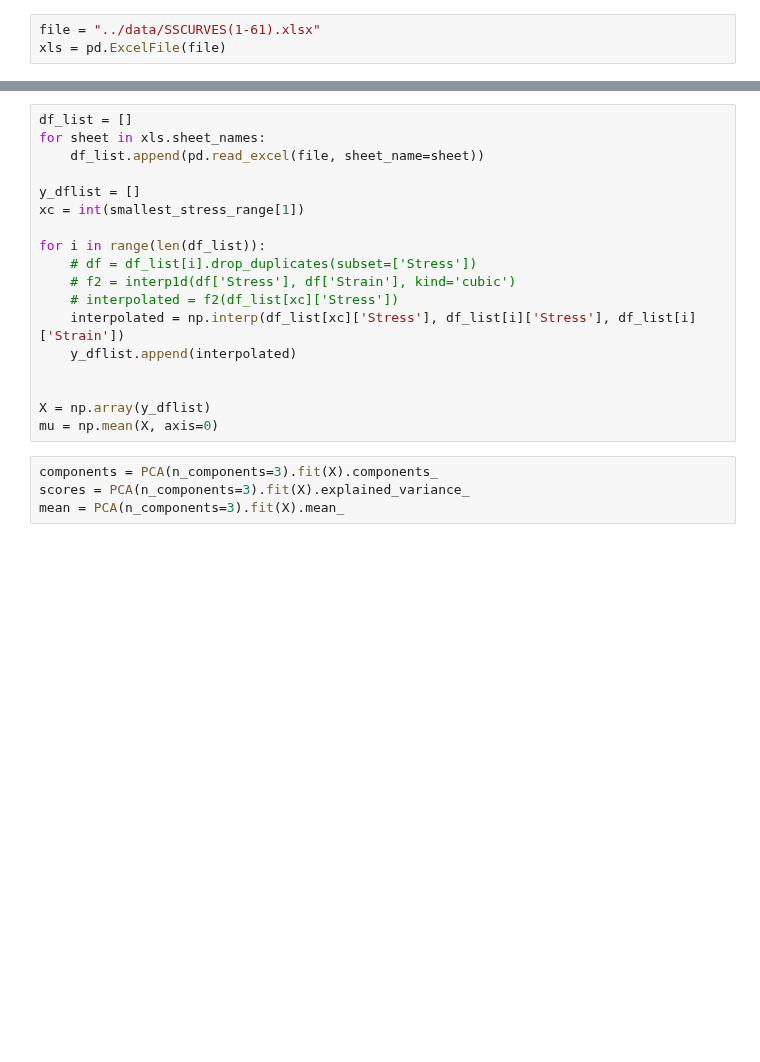
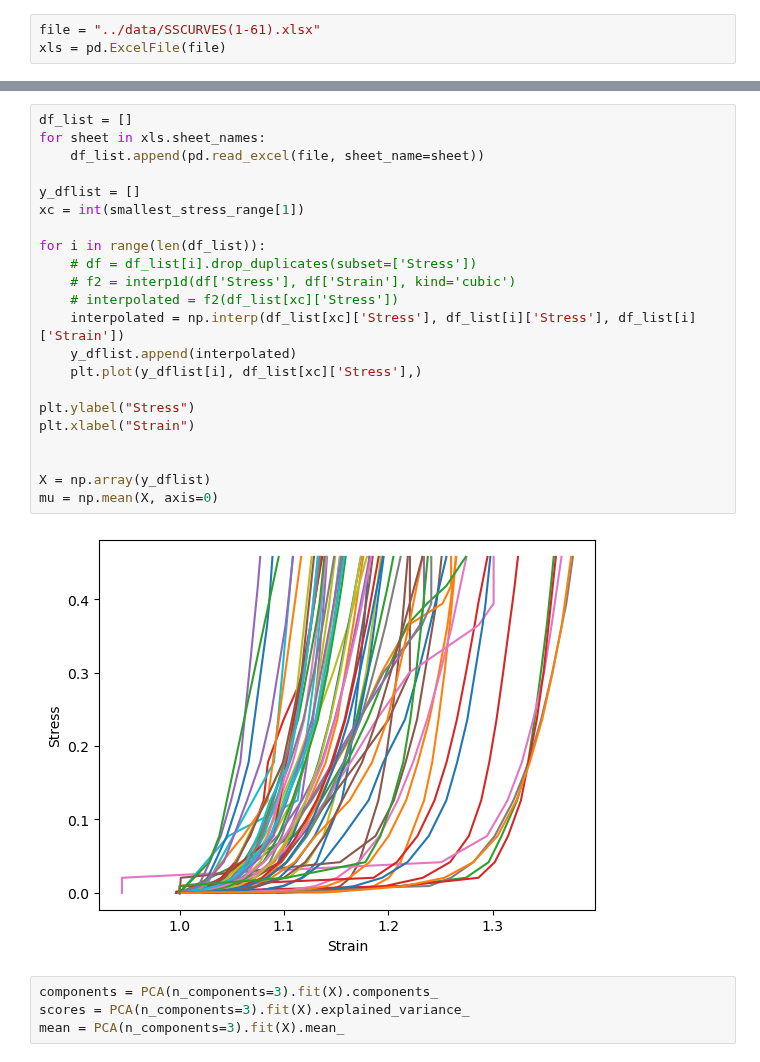
Before and after one commit to siemdejong/skinstression, a Jupyter notebook: notebooks/4-sjg-create_PCA_labels.ipynb, the cells around one changed output, grey strips where cells are left out. Drawn from its saved outputs; the diff is of its cells as text; blank space fills up the shorter version.

```diff
--- a/notebooks/4-sjg-create_PCA_labels.ipynb
+++ b/notebooks/4-sjg-create_PCA_labels.ipynb
@@ -39,21 +39,27 @@ Case 32 has the shortest strain range of 0.39937500000000004 with 44 points.
 # %%
 df_list = []
 for sheet in xls.sheet_names:
     df_list.append(pd.read_excel(file, sheet_name=sheet))
 
 y_dflist = []
 xc = int(smallest_stress_range[1])
 
 for i in range(len(df_list)):
     # df = df_list[i].drop_duplicates(subset=['Stress'])
     # f2 = interp1d(df['Stress'], df['Strain'], kind='cubic')
     # interpolated = f2(df_list[xc]['Stress'])
     interpolated = np.interp(df_list[xc]['Stress'], df_list[i]['Stress'], df_list[i]['Strain'])
     y_dflist.append(interpolated)
+    plt.plot(y_dflist[i], df_list[xc]['Stress'],)
+
+plt.ylabel("Stress")
+plt.xlabel("Strain")
 
 
 X = np.array(y_dflist)
 mu = np.mean(X, axis=0)
+# %% [output]
+[figure, added]
 # %%
 components = PCA(n_components=3).fit(X).components_
 scores = PCA(n_components=3).fit(X).explained_variance_
```
Also changed, not shown: parts of 4 cells of this notebook.
